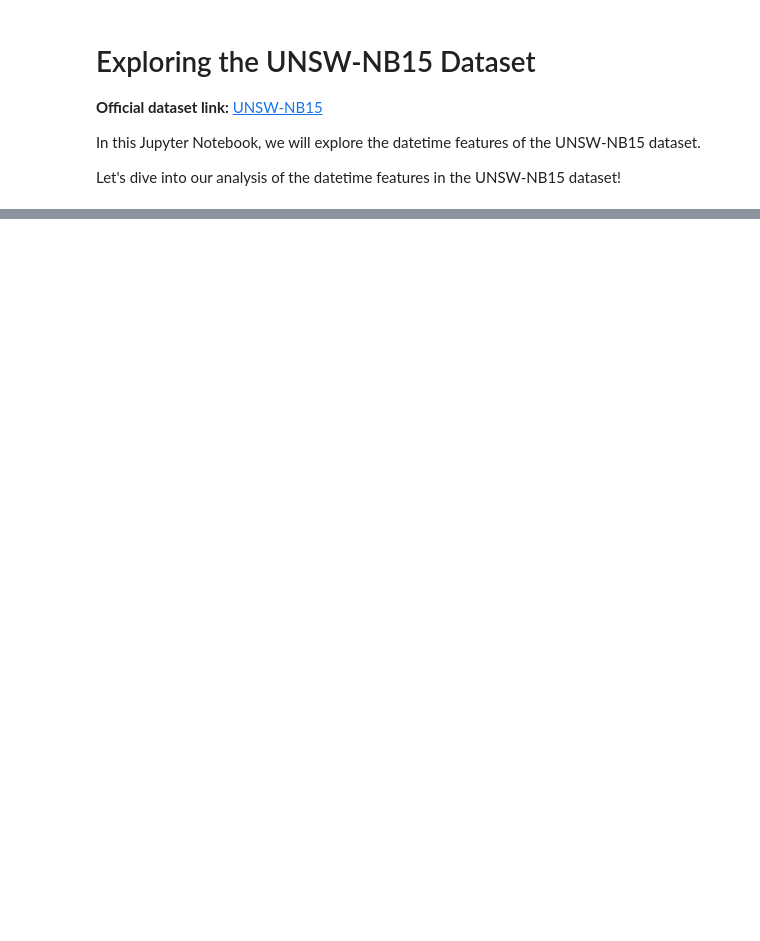
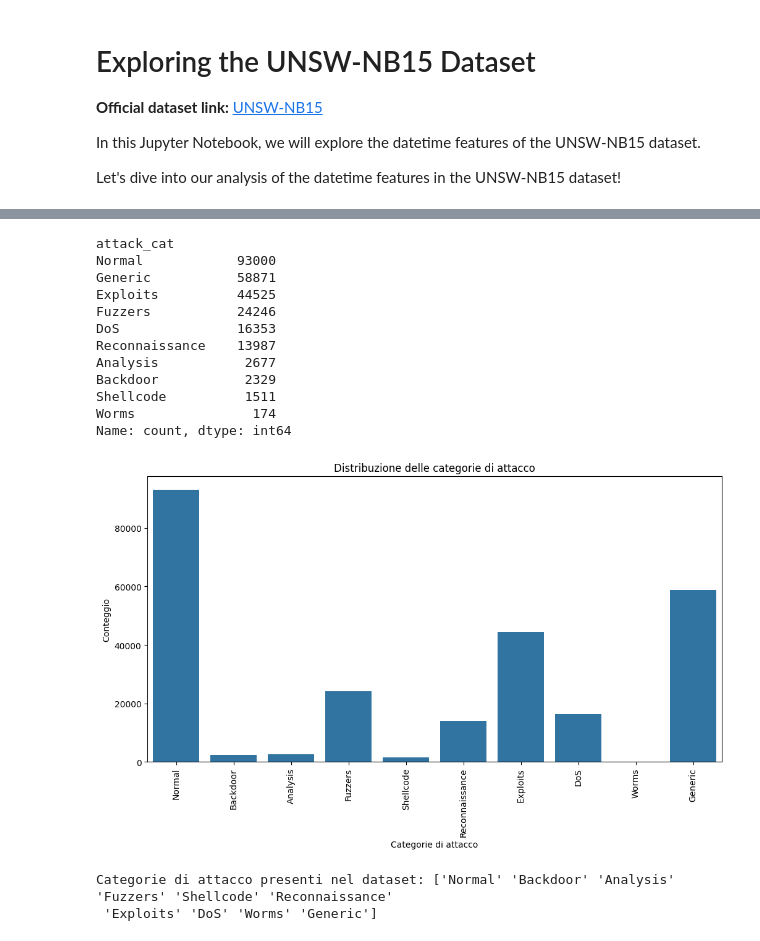
Before and after one commit to micheleguidaa/som-for-ids2, a Jupyter notebook: Exploring UNSW-NB15/Exploring_UNSW-NB15_Dataset.ipynb, the cells around one changed output, grey strips where cells are left out. Saved outputs shown, nothing was run; the diff lists cells and outputs as text; code cells hidden in the pictures; blank space fills up the shorter version.

```diff
--- a/Exploring UNSW-NB15/Exploring_UNSW-NB15_Dataset.ipynb
+++ b/Exploring UNSW-NB15/Exploring_UNSW-NB15_Dataset.ipynb
@@ -74,0 +9,19 @@ df_dataset["Label"].value_counts()
+# %%
+# Importiamo le librerie necessarie
+import pandas as pd
+import matplotlib.pyplot as plt
+import seaborn as sns
+
+# Definiamo il percorso dei dati
+DATA_PATH = "/users/mik2002/UNSW-NB15-dataset/CSV_Files/Training and Testing Sets"
+
+# Carichiamo i file CSV
+df_training = pd.read_csv(DATA_PATH+"/UNSW_NB15_training-set.csv")
+df_testing = pd.read_csv(DATA_PATH+"/UNSW_NB15_testing-set.csv")
+
+# Concatenazione dei due dataset
+df = pd.concat([df_training, df_testing], ignore_index=True)
+
+# Esplorazione del dataset
+# Visualizziamo le prime righe del dataset
+df.head()
@@ -74,0 +57,34 @@ df_dataset["Label"].value_counts()
+# %%
+# Distribuzione delle varie categorie di attacco
+attack_types = df['attack_cat'].value_counts()
+print(attack_types)
+
+# Visualizzazione della distribuzione delle categorie di attacco
+plt.figure(figsize=(12, 6))
+sns.countplot(x='attack_cat', data=df)
+plt.title('Distribuzione delle categorie di attacco')
+plt.xlabel('Categorie di attacco')
+plt.ylabel('Conteggio')
+plt.xticks(rotation=90)
+plt.show()
+# %% [output]
+attack_cat
+Normal            93000
+Generic           58871
+Exploits          44525
+Fuzzers           24246
+DoS               16353
+Reconnaissance    13987
+Analysis           2677
+Backdoor           2329
+Shellcode          1511
+Worms               174
+Name: count, dtype: int64
+[figure, added]
+# %%
+# Verifica delle categorie di attacco presenti
+attack_labels = df['attack_cat'].unique()
+print("Categorie di attacco presenti nel dataset:", attack_labels)
+# %% [output]
+Categorie di attacco presenti nel dataset: ['Normal' 'Backdoor' 'Analysis' 'Fuzzers' 'Shellcode' 'Reconnaissance'
+ 'Exploits' 'DoS' 'Worms' 'Generic']
```
Also changed, not shown: parts of 18 cells of this notebook, 5 other files.
